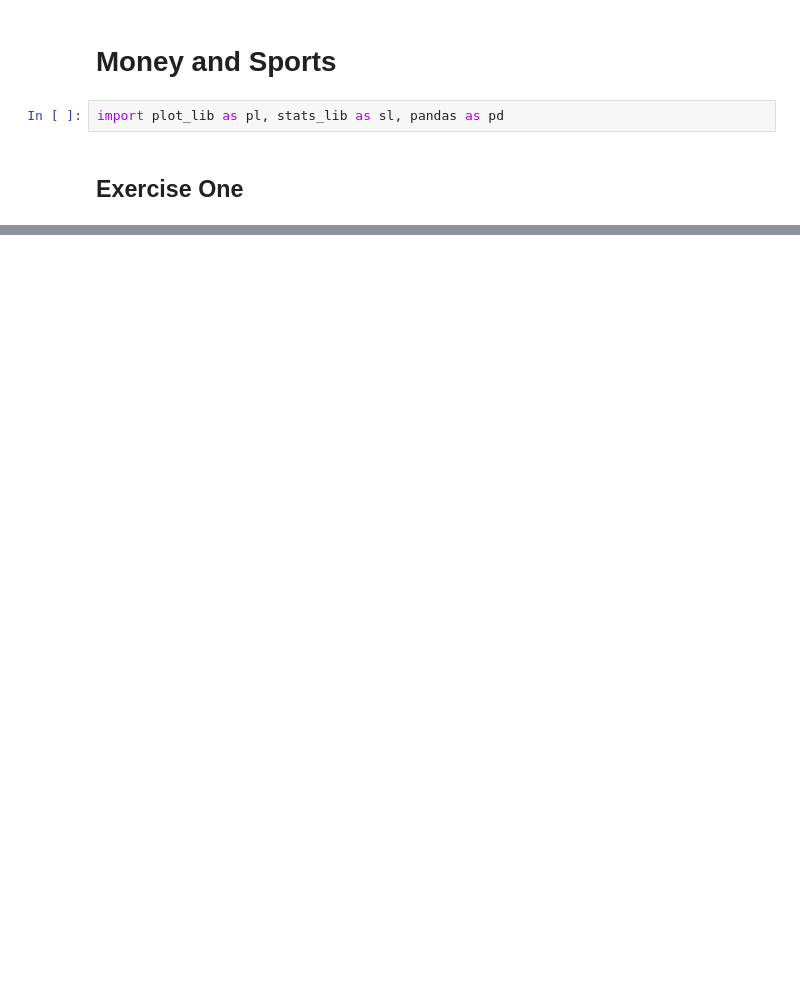
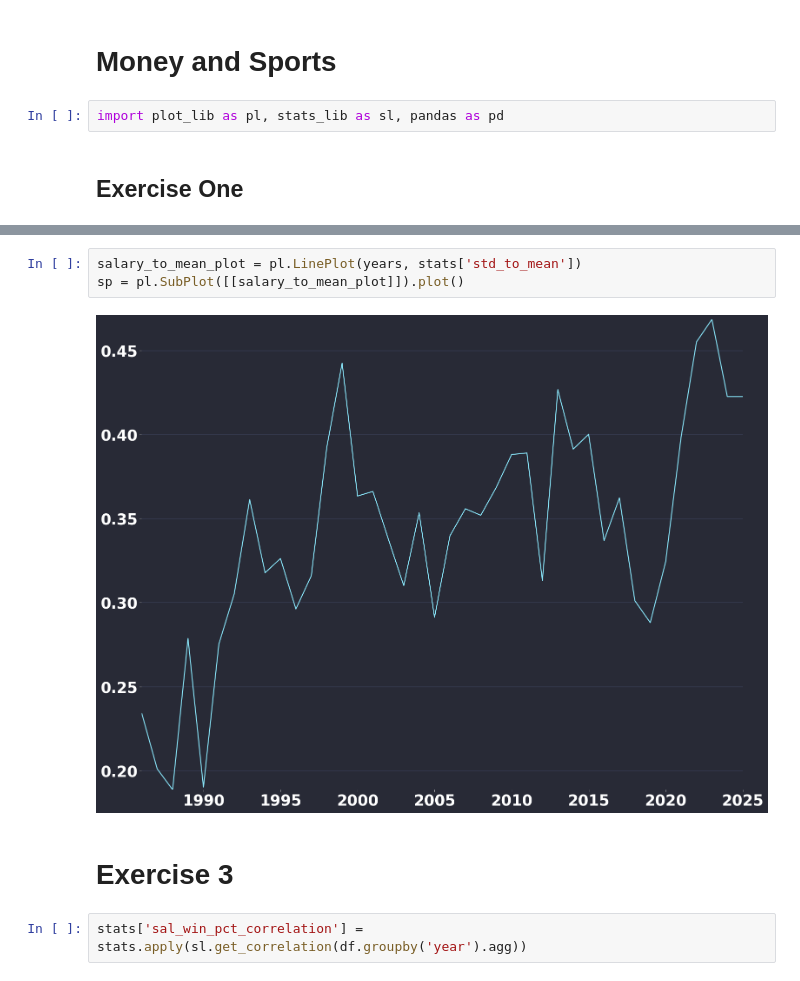
Before and after one commit to Charles-Roush/money-and-sports, a Jupyter notebook: analysis.ipynb, the cells around one changed output, grey strips where cells are left out. Drawn from its saved outputs; the diff is of its cells as text; blank space fills up the shorter version.

```diff
--- a/analysis.ipynb
+++ b/analysis.ipynb
@@ -34,0 +37,9 @@ min_idx = df['w_pct'].idxmin()
+# %%
+salary_to_mean_plot = pl.LinePlot(years, stats['std_to_mean'])
+sp = pl.SubPlot([[salary_to_mean_plot]]).plot()
+# %% [output]
+[figure, added]
+# %% [markdown]
+# Exercise 3
+# %%
+stats['sal_win_pct_correlation'] = stats.apply(sl.get_correlation(df.groupby('year').agg))
```
Also changed, not shown: parts of 5 cells of this notebook, 1 other file.
